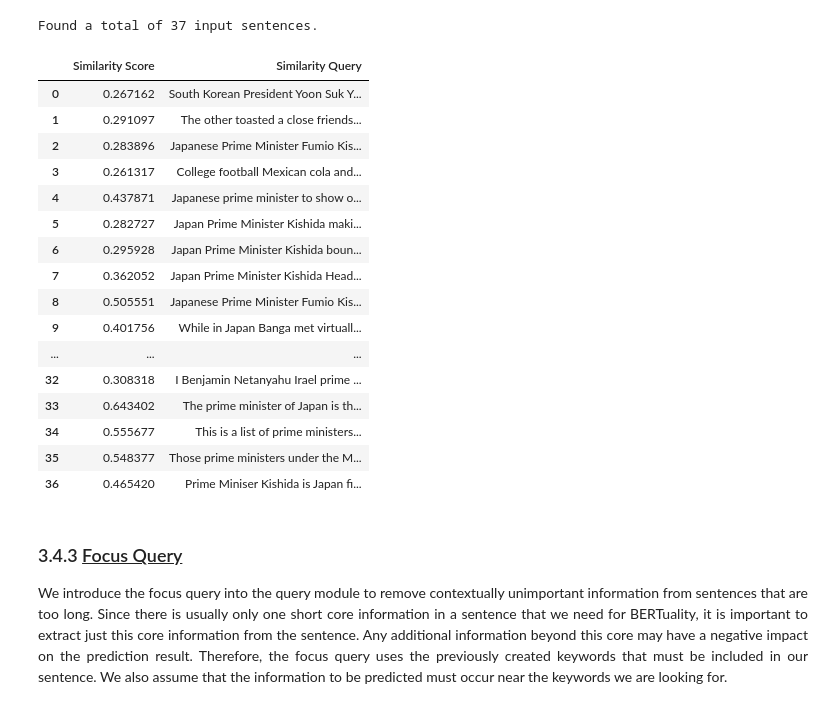
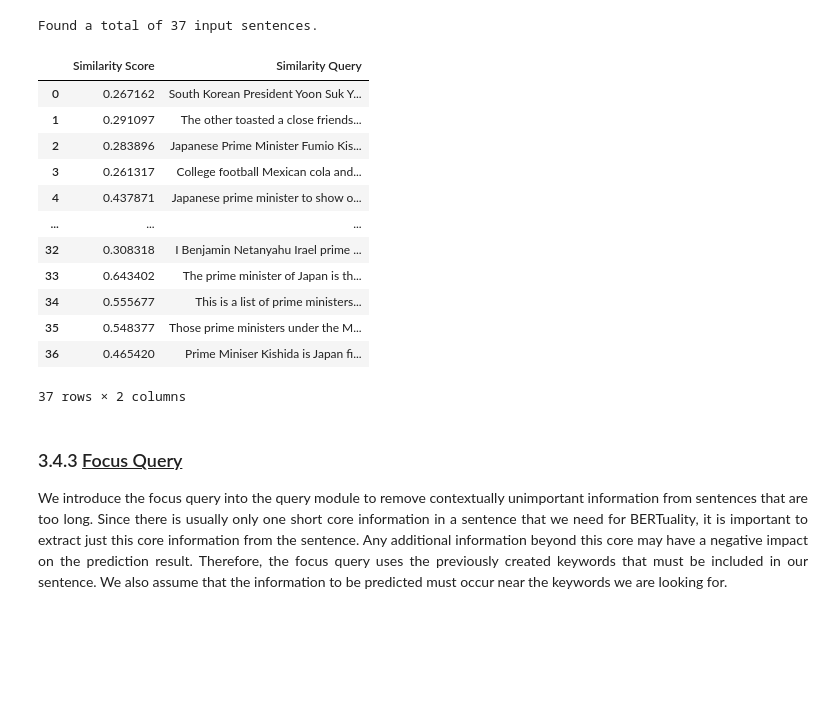
Before and after one commit to SimonKerner/bertuality, a Jupyter notebook: TODO_Notebook.ipynb, the cells around one changed output. Saved outputs shown, nothing was run; the diff lists cells and outputs as text; code cells hidden in the pictures; blank space fills up the shorter version.

```diff
--- a/TODO_Notebook.ipynb
+++ b/TODO_Notebook.ipynb
@@ -18,7 +18,8 @@ from bertuality import BERTuality_loader
 from bertuality import BERTuality_quickstart
 
 import pandas as pd
-pd.set_option('display.max_colwidth', None)
+pd.set_option('display.max_colwidth', 100)
+pd.set_option('display.max_rows', 18)
 import os
 # %% [markdown]
 <p style='text-align: justify;'>Additionally, we need to define a path to our BERTuality package and need to import our pre-saved and pre-trained model. This pre-trained model is equal to "bert-based-uncased". While it is also possible to easily import models via the Hugginface API, we also saved it into the package files. </p>
@@ -299,25 +292,21 @@ print(f"Found a total of {len(similarity_query_tuple)} input sentences.")
 Found a total of 37 input sentences.
 # %%
 similarity_df = pd.DataFrame(similarity_query_tuple, columns=["Similarity Score", "Similarity Query"])
-similarity_df.style.set_properties(**{'text-align': 'left'}).set_table_styles([ dict(selector='th', props=[('text-align', 'center')]) ])
+similarity_df
 # %% [output]
 |  | Similarity Score | Similarity Query |
 | 0 | 0.267162 | South Korean President Yoon Suk Y... |
 | 1 | 0.291097 | The other toasted a close friends... |
 | 2 | 0.283896 | Japanese Prime Minister Fumio Kis... |
 | 3 | 0.261317 | College football Mexican cola and... |
 | 4 | 0.437871 | Japanese prime minister to show o... |
-| 5 | 0.282727 | Japan Prime Minister Kishida maki... |
-| 6 | 0.295928 | Japan Prime Minister Kishida boun... |
-| 7 | 0.362052 | Japan Prime Minister Kishida Head... |
-| 8 | 0.505551 | Japanese Prime Minister Fumio Kis... |
-| 9 | 0.401756 | While in Japan Banga met virtuall... |
 | ... | ... | ... |
 | 32 | 0.308318 | I Benjamin Netanyahu Irael prime ... |
 | 33 | 0.643402 | The prime minister of Japan is th... |
 | 34 | 0.555677 | This is a list of prime ministers... |
 | 35 | 0.548377 | Those prime ministers under the M... |
 | 36 | 0.465420 | Prime Miniser Kishida is Japan fi... |
+37 rows × 2 columns
 # %%
 # add all sentences into a sperarate list - needed because we used return_tuples
 similarity_query = [i[1] for i in similarity_query_tuple]
```
Also changed, not shown: parts of 8 cells of this notebook.
